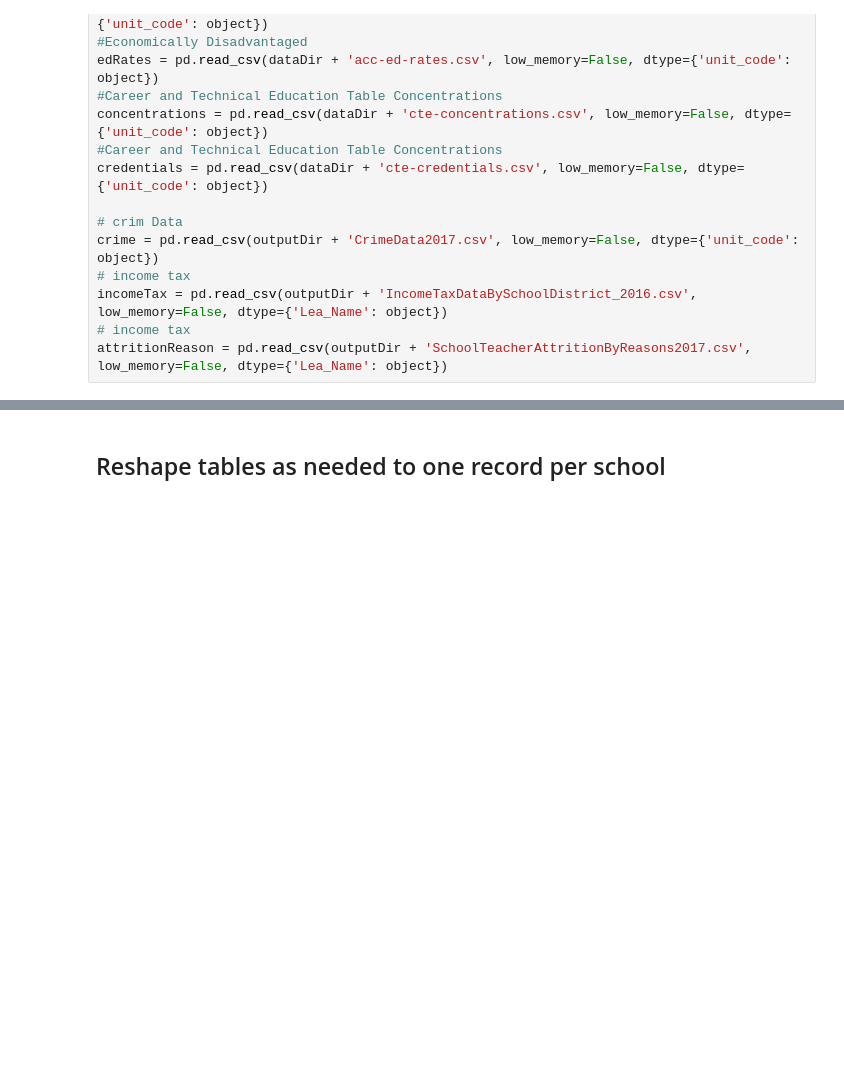
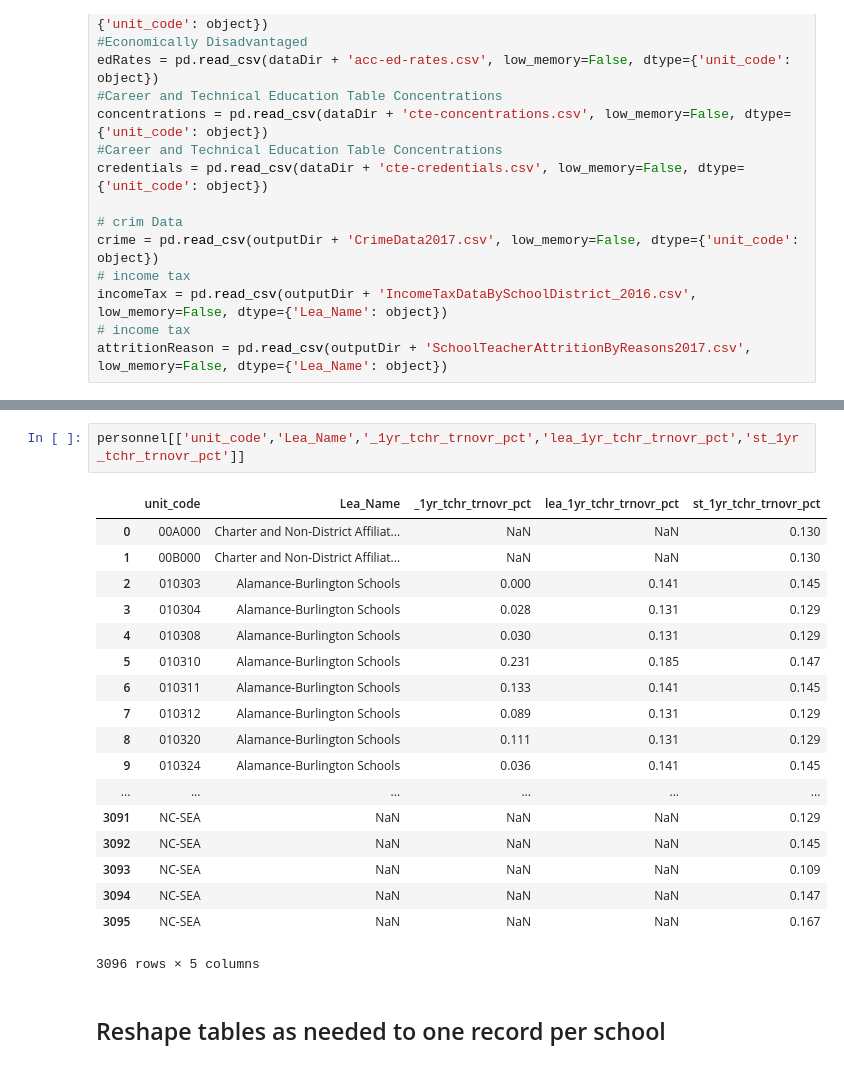
Before and after one commit to wtubin/TeacherRetentionofNC, a Jupyter notebook: 2017/School Datasets/Source Code/SchoolDataFiles2017.ipynb, the cells around one changed output, grey strips where cells are left out. Saved outputs shown, nothing was run; the diff lists cells and outputs as text; blank space fills up the shorter version.

```diff
--- a/2017/School Datasets/Source Code/SchoolDataFiles2017.ipynb
+++ b/2017/School Datasets/Source Code/SchoolDataFiles2017.ipynb
@@ -82,3 +92,24 @@ attritionReason = pd.read_csv(outputDir + 'SchoolTeacherAttritionByReasons2017.c
+# %%
+personnel[['unit_code','Lea_Name','_1yr_tchr_trnovr_pct','lea_1yr_tchr_trnovr_pct','st_1yr_tchr_trnovr_pct']]
+# %% [output]
+|  | unit_code | Lea_Name | _1yr_tchr_trnovr_pct | lea_1yr_tchr_trnovr_pct | st_1yr_tchr_trnovr_pct |
+| 0 | 00A000 | Charter and Non-District Affiliat... | NaN | NaN | 0.130 |
+| 1 | 00B000 | Charter and Non-District Affiliat... | NaN | NaN | 0.130 |
+| 2 | 010303 | Alamance-Burlington Schools | 0.000 | 0.141 | 0.145 |
+| 3 | 010304 | Alamance-Burlington Schools | 0.028 | 0.131 | 0.129 |
+| 4 | 010308 | Alamance-Burlington Schools | 0.030 | 0.131 | 0.129 |
+| 5 | 010310 | Alamance-Burlington Schools | 0.231 | 0.185 | 0.147 |
+| 6 | 010311 | Alamance-Burlington Schools | 0.133 | 0.141 | 0.145 |
+| 7 | 010312 | Alamance-Burlington Schools | 0.089 | 0.131 | 0.129 |
+| 8 | 010320 | Alamance-Burlington Schools | 0.111 | 0.131 | 0.129 |
+| 9 | 010324 | Alamance-Burlington Schools | 0.036 | 0.141 | 0.145 |
+| ... | ... | ... | ... | ... | ... |
+| 3091 | NC-SEA | NaN | NaN | NaN | 0.129 |
+| 3092 | NC-SEA | NaN | NaN | NaN | 0.145 |
+| 3093 | NC-SEA | NaN | NaN | NaN | 0.109 |
+| 3094 | NC-SEA | NaN | NaN | NaN | 0.147 |
+| 3095 | NC-SEA | NaN | NaN | NaN | 0.167 |
+3096 rows × 5 columns
 # %% [markdown]
 ## Reshape tables as needed to one record per school
 # %%
```
Also changed, not shown: parts of 1 cell of this notebook, 1 other file.
